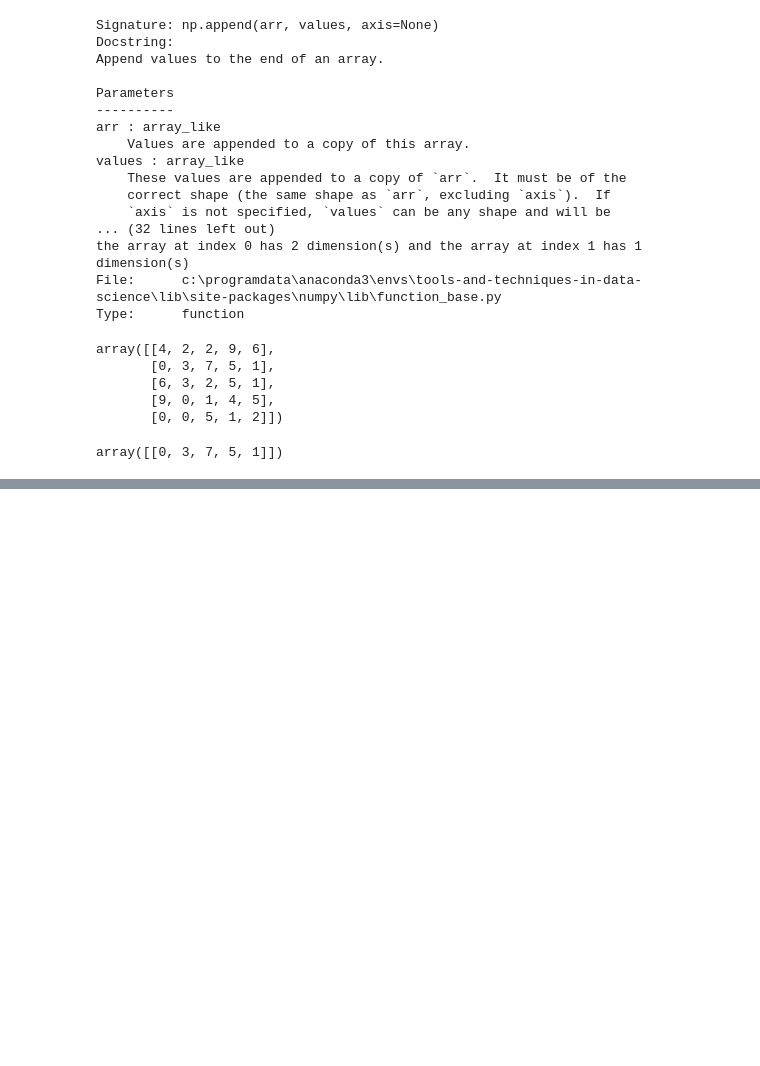
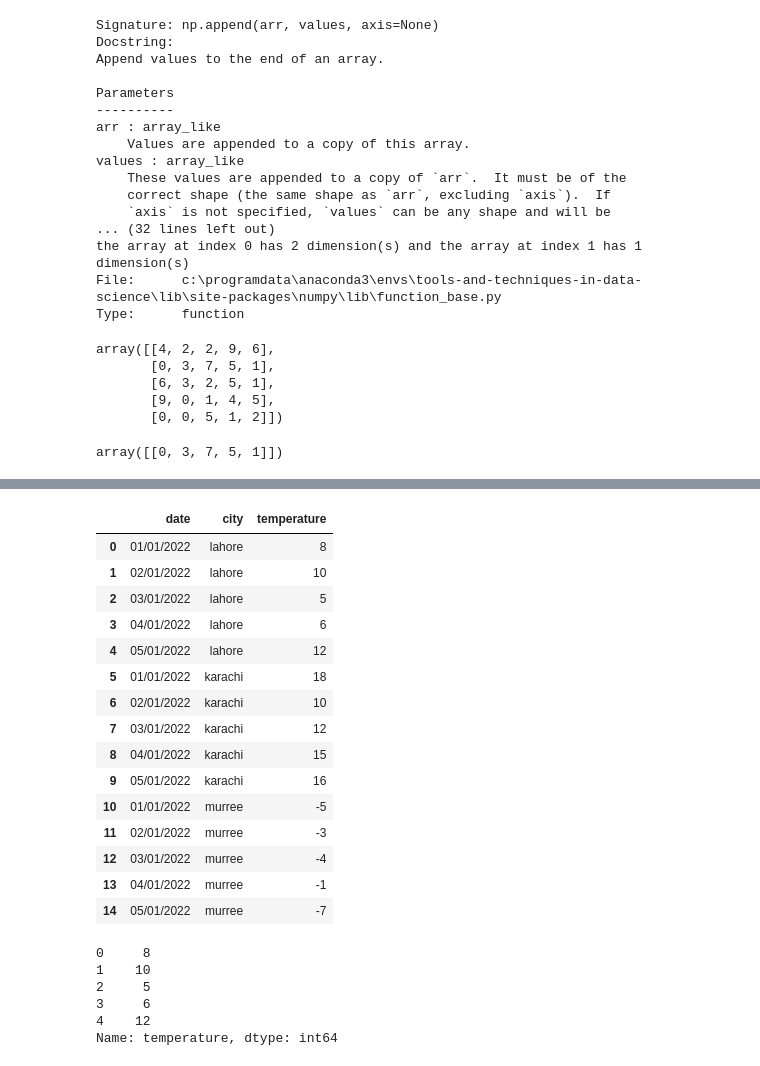
Before and after one commit to pseudo-usama/MSDSF21M520_Usama-Iftikhar-Butt, a Jupyter notebook: Test.ipynb, the cells around one changed output, grey strips where cells are left out. Drawn from its saved outputs; the diff is of its cells as text; code cells hidden in the pictures; blank space fills up the shorter version.

```diff
--- a/Test.ipynb
+++ b/Test.ipynb
@@ -531,0 +654,29 @@ x1, x2 : array_like
+# %%
+df = pd.read_csv('datasets/groupbydata1.csv')
+df
+# %% [output]
+|  | date | city | temperature |
+| 0 | 01/01/2022 | lahore | 8 |
+| 1 | 02/01/2022 | lahore | 10 |
+| 2 | 03/01/2022 | lahore | 5 |
+| 3 | 04/01/2022 | lahore | 6 |
+| 4 | 05/01/2022 | lahore | 12 |
+| 5 | 01/01/2022 | karachi | 18 |
+| 6 | 02/01/2022 | karachi | 10 |
+| 7 | 03/01/2022 | karachi | 12 |
+| 8 | 04/01/2022 | karachi | 15 |
+| 9 | 05/01/2022 | karachi | 16 |
+| 10 | 01/01/2022 | murree | -5 |
+| 11 | 02/01/2022 | murree | -3 |
+| 12 | 03/01/2022 | murree | -4 |
+| 13 | 04/01/2022 | murree | -1 |
+| 14 | 05/01/2022 | murree | -7 |
+# %%
+df.groupby('city').temperature.get_group('lahore')
+# %% [output]
+0     8
+1    10
+2     5
+3     6
+4    12
+Name: temperature, dtype: int64
```
Also changed, not shown: parts of 36 cells of this notebook.
